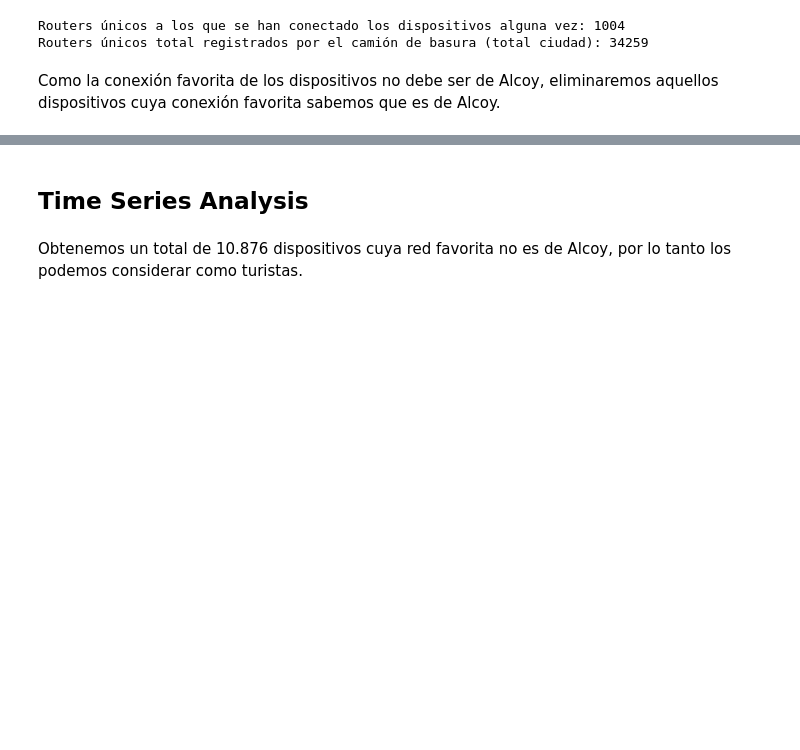
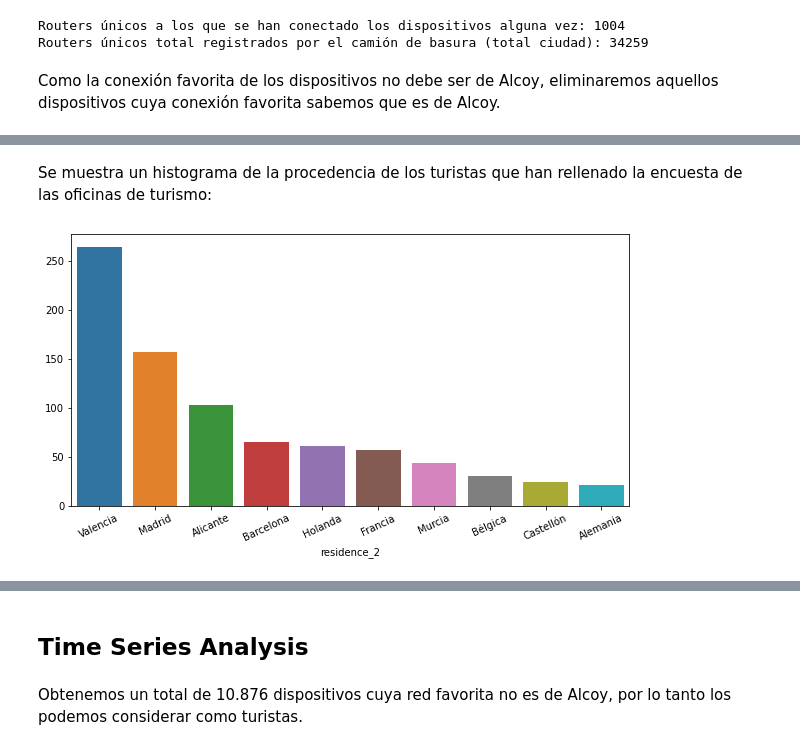
Before and after one commit to luperezsal/AlcoiTourist, a Jupyter notebook: Proyecto3.ipynb, the cells around one changed output, grey strips where cells are left out. Drawn from its saved outputs; the diff is of its cells as text; code cells hidden in the pictures; blank space fills up the shorter version.

```diff
--- a/Proyecto3.ipynb
+++ b/Proyecto3.ipynb
@@ -236,0 +244,13 @@ sorted_macs
+# %% [markdown]
+Se muestra un histograma de la procedencia de los turistas que han rellenado la encuesta de las oficinas de turismo:
+# %%
+import seaborn as sns
+import matplotlib.pyplot as plt
+
+top_visitor_places = quiz_df.groupby(['residence_2'])['residence_2'].count().sort_values(ascending = False)
+plt.figure(figsize=(10, 5))
+histogram = sns.barplot(x = top_visitor_places[:10].index,
+                        y = top_visitor_places[:10].values)
+histogram.tick_params(axis='x', rotation=25)
+# %% [output]
+[figure, added]
```
Also changed, not shown: parts of 29 cells of this notebook.
